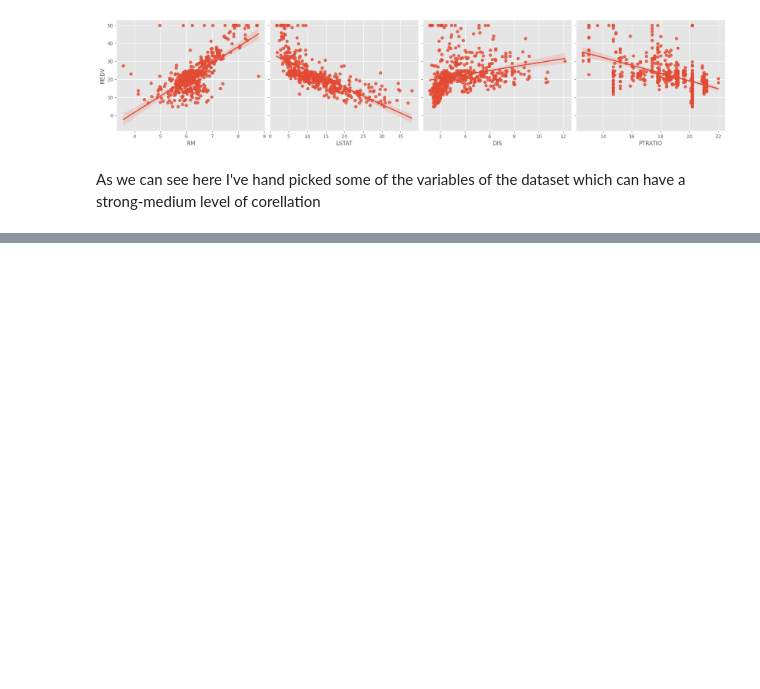
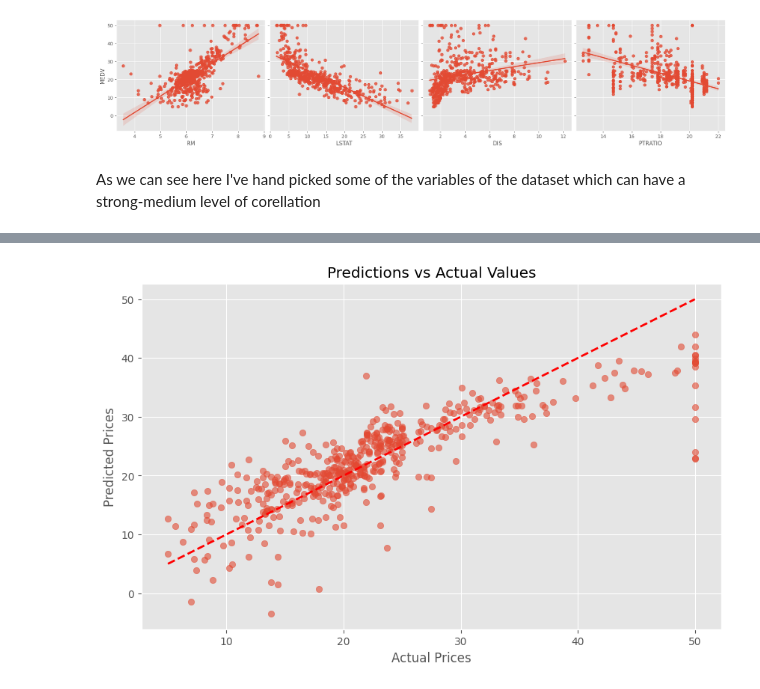
Before and after one commit to FGFAnderson/linear-regression-implementation, a Jupyter notebook: notebooks/multivariate_linear_regression.ipynb, the cells around one changed output, grey strips where cells are left out. Drawn from its saved outputs; the diff is of its cells as text; code cells hidden in the pictures; blank space fills up the shorter version.

```diff
--- a/notebooks/multivariate_linear_regression.ipynb
+++ b/notebooks/multivariate_linear_regression.ipynb
@@ -63,0 +92,8 @@ As we can see here I've hand picked some of the variables of the dataset which c
+# %%
+def dJ_dtheta(m, X, theta, y):
+    return (1/m) * X.T @ (X @ theta - y)
+# %%
+features = np.c_[np.ones(features.shape[0]), features] # Add a column of ones for the bias terms to be multiplied by
+# %%
+learning_rate = 0.001
+iterations = 2000000
@@ -63,0 +118,16 @@ As we can see here I've hand picked some of the variables of the dataset which c
+# %%
+import matplotlib.pyplot as plt
+
+predictions = features @ theta
+
+plt.figure(figsize=(10, 6))
+plt.scatter(target, predictions, alpha=0.6)
+plt.plot([target.min(), target.max()], [target.min(), target.max()], 'r--', lw=2)
+plt.xlabel('Actual Prices')
+plt.ylabel('Predicted Prices')
+plt.title('Predictions vs Actual Values')
+plt.show()
+
+# Perfect predictions would lie on the red diagonal line
+# %% [output]
+[figure, added]
```
Also changed, not shown: parts of 8 cells of this notebook, 1 other file.
